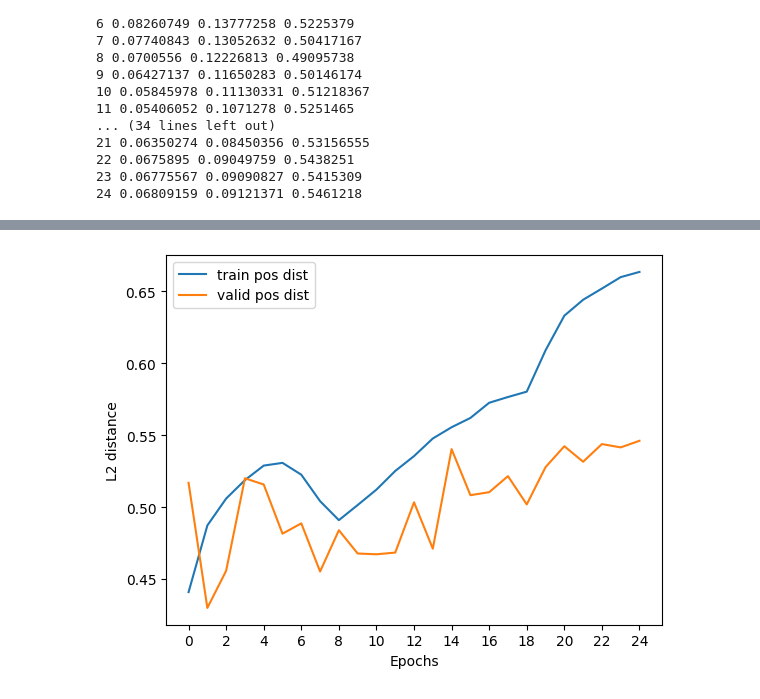
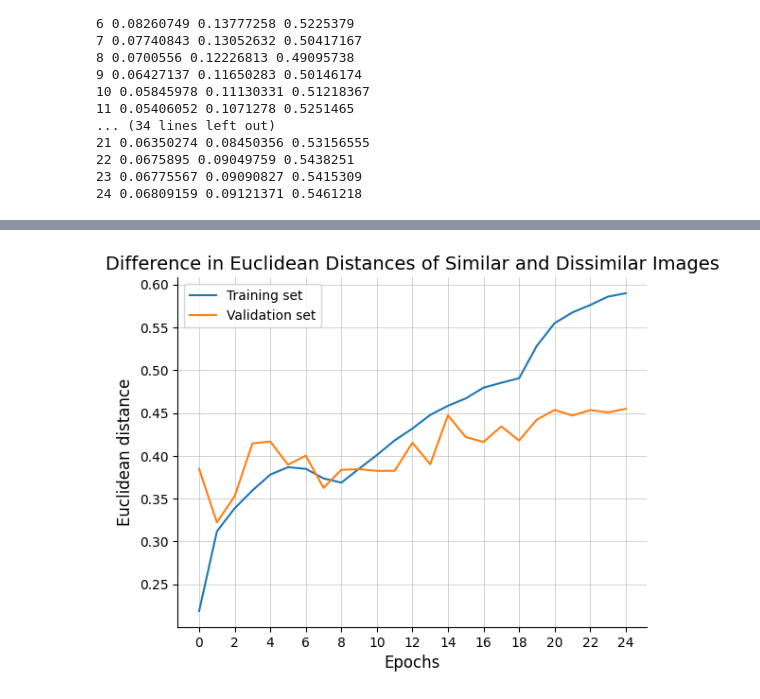
Before and after one commit to Lisa-dk/self-supervised-htr, a Jupyter notebook: siamese_src/plot_loss.ipynb, the cells around one changed output, grey strips where cells are left out. Saved outputs shown, nothing was run; the diff lists cells and outputs as text; code cells hidden in the pictures.

```diff
--- a/siamese_src/plot_loss.ipynb
+++ b/siamese_src/plot_loss.ipynb
@@ -76,11 +94,16 @@ plt.show()
 # %%
-plt.plot(epochs, train_neg, label="train pos dist")
-plt.plot(epochs, valid_neg, label="valid pos dist")
-plt.xlabel("Epochs")
-plt.ylabel("L2 distance")
+plt.plot(epochs, train_neg - train_pos, label="Training set")
+plt.plot(epochs, valid_neg - valid_pos, label="Validation set")
+plt.xlabel("Epochs", fontsize=12)
+plt.ylabel("Euclidean distance", fontsize=12)
+plt.title("Difference in Euclidean Distances of Similar and Dissimilar Images", fontsize=14)
+axarr = plt.gca()
+axarr.grid(linewidth=0.4)
+axarr.spines['top'].set_visible(False)
+axarr.spines['right'].set_visible(False)
 plt.xticks(np.arange(0, 26, step=2))
 plt.legend()
-plt.savefig( "./saved_losses/all_data/results/-resnet34-RMS/resnet34-neg_dist.png", dpi=300, bbox_inches="tight")
+plt.savefig( "./saved_losses/all_data/results/-resnet34-RMS/resnet34-diff_dist.png", dpi=300, bbox_inches="tight")
 plt.show()
 # %% [output]
-[figure, old version]
+[figure, new version]
```
Also changed, not shown: parts of 3 cells of this notebook, 29 other files.
